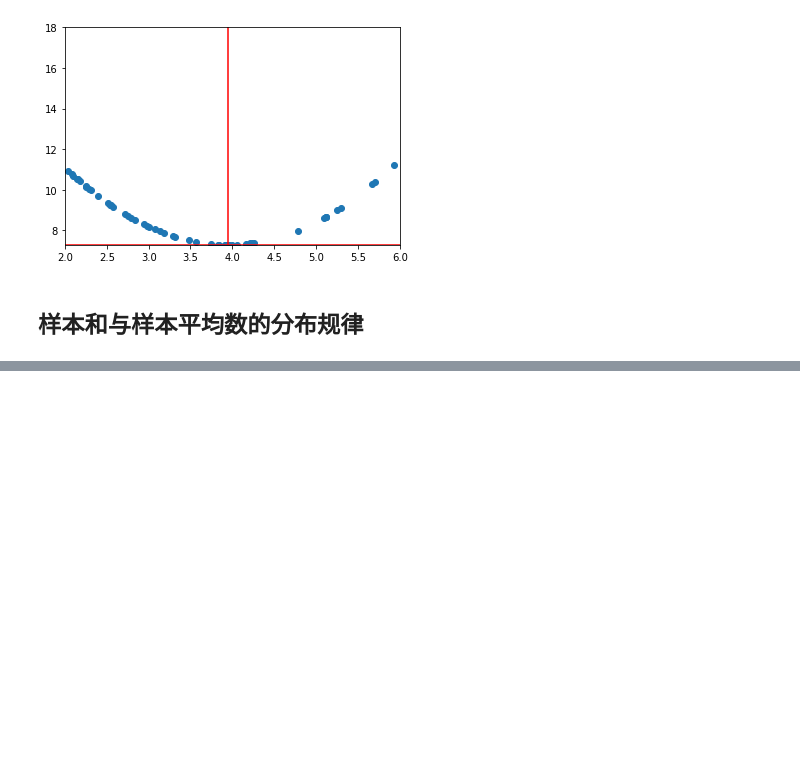
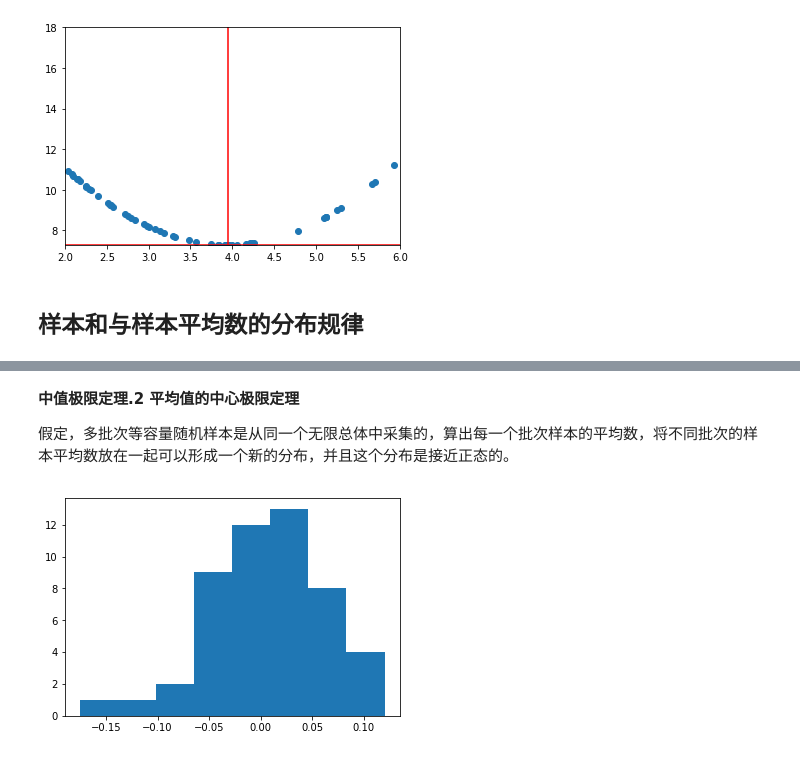
Before and after one commit to beneon/medstat, a Jupyter notebook: lect-1/lect01.ipynb, the cells around one changed output, grey strips where cells are left out. Drawn from its saved outputs; the diff is of its cells as text; code cells hidden in the pictures; blank space fills up the shorter version.

```diff
--- a/lect-1/lect01.ipynb
+++ b/lect-1/lect01.ipynb
@@ -83,0 +109,17 @@ plt.show()
+# %% [markdown]
+**中值极限定理.2 平均值的中心极限定理**
+
+假定，多批次等容量随机样本是从同一个无限总体中采集的，算出每一个批次样本的平均数，将不同批次的样本平均数放在一起可以形成一个新的分布，并且这个分布是接近正态的。
+# %%
+# sample size
+sampleN = 200
+#  iteration times
+iteration = 50
+mean_sample = []
+for i in range(iteration):
+    sample = np.random.choice(list3type,sampleN)
+    mean_sample.append(np.mean(sample))
+count,bins,ignored = plt.hist(sum_sample,'auto',density=False)
+plt.show()
+# %% [output]
+[figure, added]
```
Also changed, not shown: parts of 10 cells of this notebook, 3 other files.
